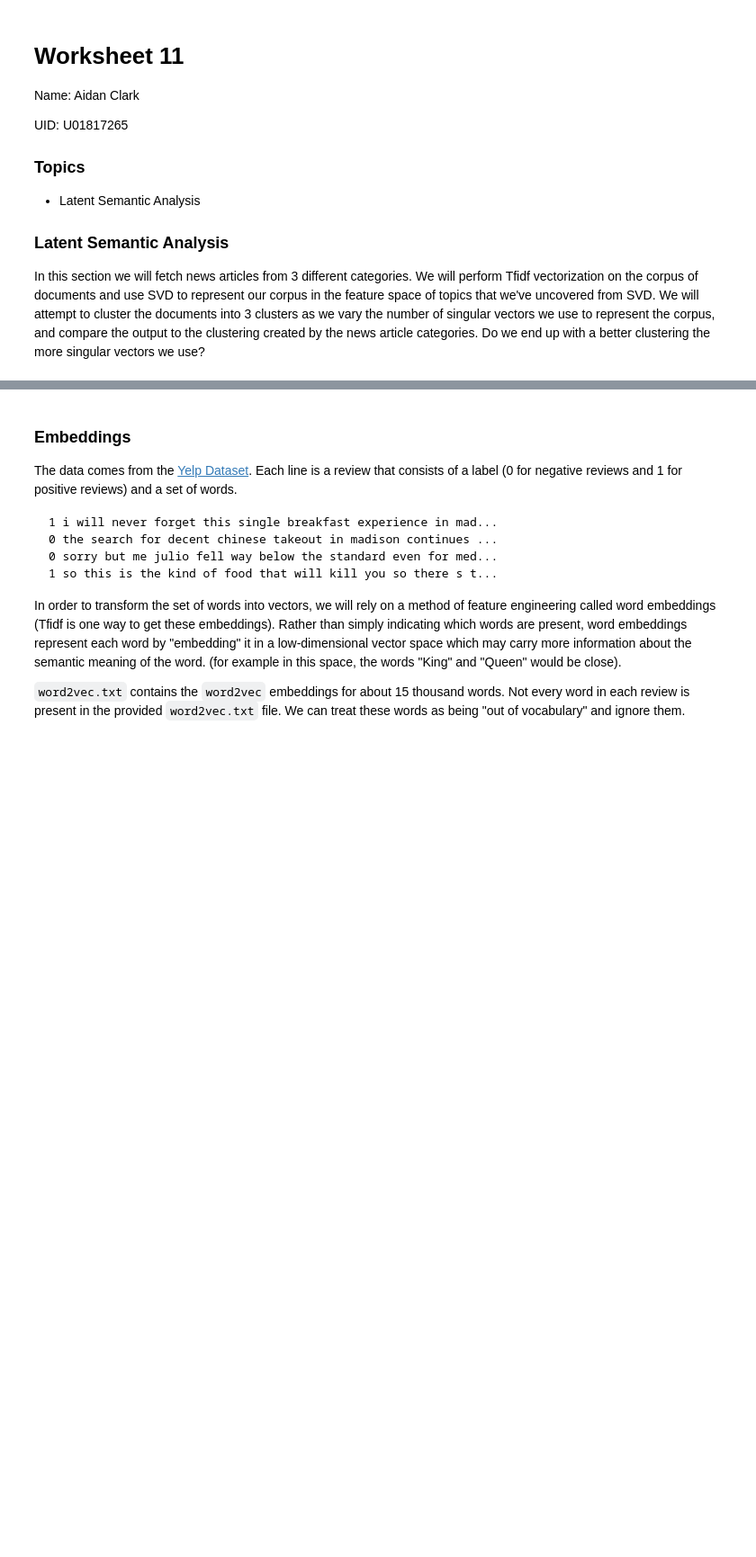
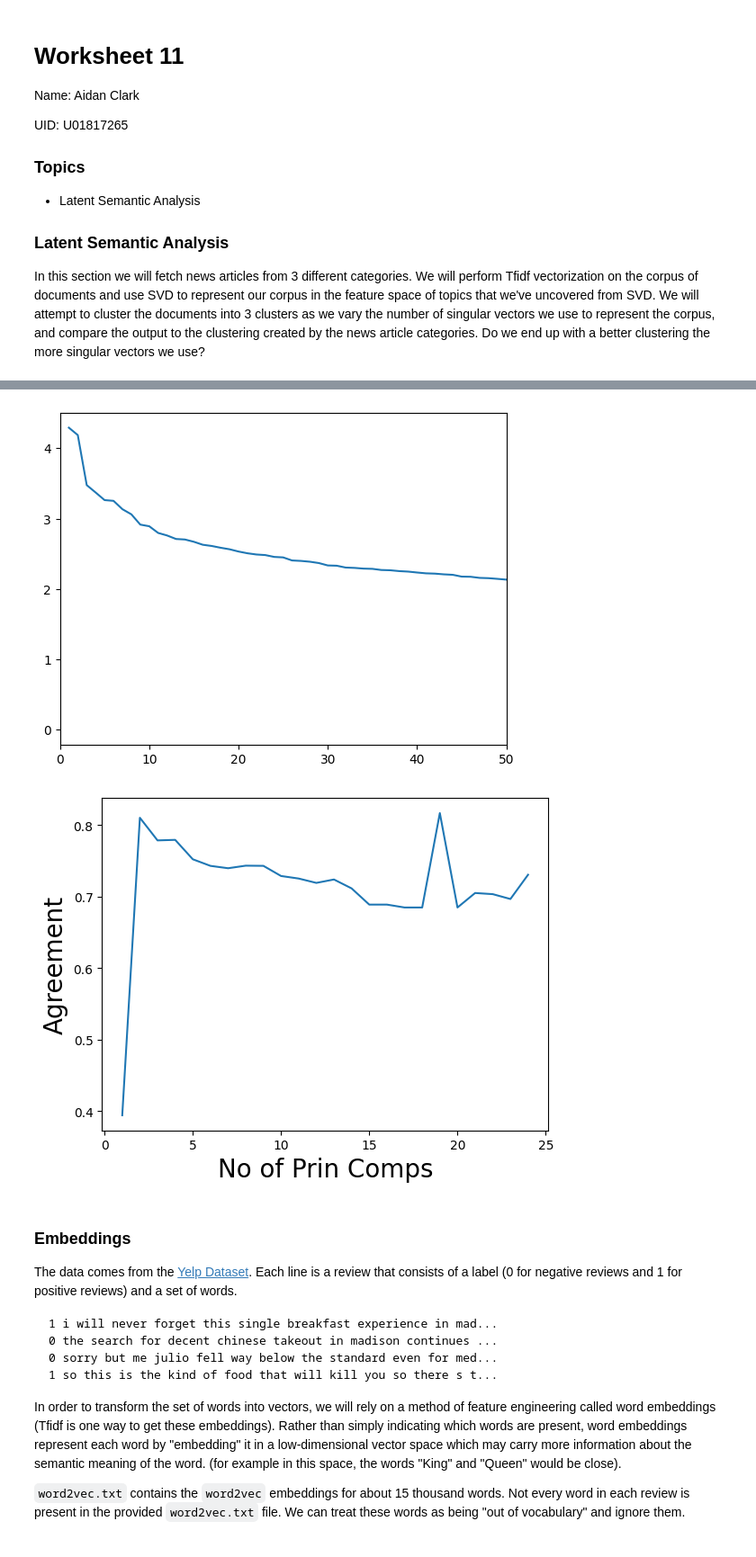
Before and after one commit to clarkaid/Data-Science-Fundamentals, a Jupyter notebook: lecture_11/worksheet_11.ipynb, the cells around one changed output, grey strips where cells are left out. Shown: that part at 90% size. Saved outputs shown, nothing was run; the diff lists cells and outputs as text; code cells hidden in the pictures; blank space fills up the shorter version.

```diff
--- a/lecture_11/worksheet_11.ipynb
+++ b/lecture_11/worksheet_11.ipynb
@@ -22,10 +22,15 @@ from sklearn.feature_extraction.text import TfidfVectorizer
 from nltk.stem.snowball import SnowballStemmer
 from nltk.tokenize import word_tokenize, sent_tokenize
 
-categories = ['comp.os.ms-windows.misc', 'sci.space','rec.sport.baseball']
-news_data = fetch_20newsgroups(subset='train', categories=categories)
-vectorizer = TfidfVectorizer(stop_words='english', min_df=4,max_df=0.8)
+import nltk
+nltk.download('punkt')
+nltk.download('stopwords')
 
+categories = ['comp.os.ms-windows.misc', 'sci.space','rec.sport.baseball'] #We know we have three different concepts
+news_data = fetch_20newsgroups(subset='train', categories=categories) #Fetch articles from each category
+vectorizer = TfidfVectorizer(stop_words='english', min_df=4,max_df=0.8) #Tfidf transformation
+
+#Clean-up-- so words like ski and skiing are the same
 stemmed_data = [" ".join(SnowballStemmer("english", ignore_stopwords=True).stem(word)
          for sent in sent_tokenize(message)
         for word in word_tokenize(sent))
@@ -33,23 +38,31 @@ stemmed_data = [" ".join(SnowballStemmer("english", ignore_stopwords=True).stem(
 
 dtm = vectorizer.fit_transform(stemmed_data)
 terms = vectorizer.get_feature_names_out()
-centered_dtm = dtm - np.mean(dtm, axis=0)
+centered_dtm = dtm - np.mean(dtm, axis=0) #Mean-center the data. We should probably be normalizing things as well
 
+#SVD
 u, s, vt = np.linalg.svd(centered_dtm)
 plt.xlim([0,50])
 plt.plot(range(1,len(s)+1),s)
 plt.show()
 
+#What's the best clustering, i.e. what set of singular vectors should we use?
 ag = []
 max = len(u)
+#Here, k is number of singular vectors
 for k in range(1,25):
-    vectorsk = u.dot(np.diag(s))[:,:k]
+    vectorsk = u.dot(np.diag(s))[:,:k] #Dimensionality reduction-- hopefully projecting onto the concept feature space
     kmeans = KMeans(n_clusters=3, init='k-means++', max_iter=100, n_init=10, random_state=0)
     kmeans.fit_predict(np.asarray(vectorsk))
     labelsk = kmeans.labels_
     ag.append(metrics.v_measure_score(labelsk, news_data.target)) # closer to 1 means closer to news categories
+    #Calculate disagreement distance with the categories that we know we sampled these data from
+    #We hope that this happens at 3, since we have each concept-- one singular vector for each concept
 
 plt.plot(range(1,25),ag)
 plt.ylabel('Agreement',size=20)
 plt.xlabel('No of Prin Comps',size=20)
 plt.show()
+
+#Looking at the plot, it does look like the best happens at 3 features. Additional features don't really help us
+# %% [output]
@@ -56,3 +75,5 @@ plt.show()
+[figure, added]
+[figure, added]
 # %% [markdown]
 ### Embeddings
 
```
Also changed, not shown: parts of 2 cells of this notebook.
